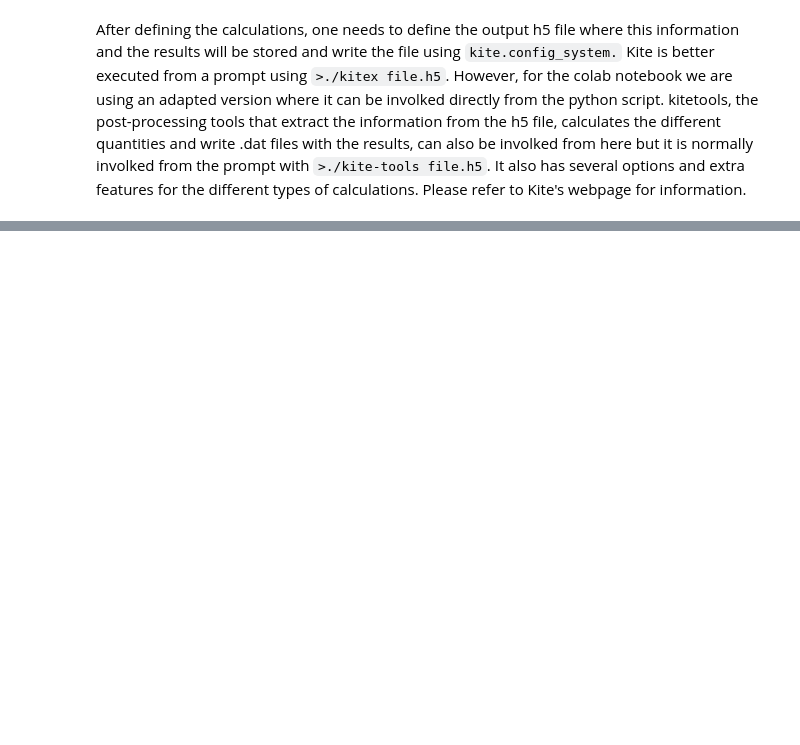
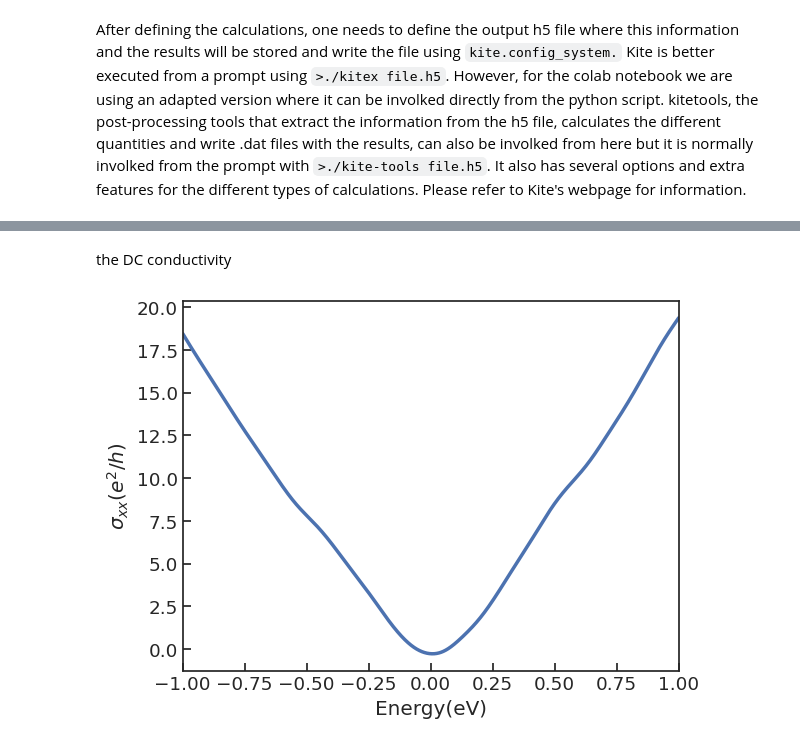
Before and after one commit to tgrappoport/2dmat, a Jupyter notebook: 2_Introduction_to_kite.ipynb, the cells around one changed output, grey strips where cells are left out. Saved outputs shown, nothing was run; the diff lists cells and outputs as text; code cells hidden in the pictures; blank space fills up the shorter version.

```diff
--- a/2_Introduction_to_kite.ipynb
+++ b/2_Introduction_to_kite.ipynb
@@ -162,0 +165,11 @@ plt.show()
+# %% [markdown]
+the DC conductivity
+# %%
+cond=np.loadtxt("condDC.dat",dtype=float)
+plt.plot(cond[:,0],cond[:,1])
+plt.xlabel("Energy(eV)")
+plt.ylabel("$\sigma_{xx}(e ^2/h)$")
+plt.xlim(-1.,1.)
+plt.show()
+# %% [output]
+[figure, added]
```
Also changed, not shown: parts of 30 cells of this notebook.
